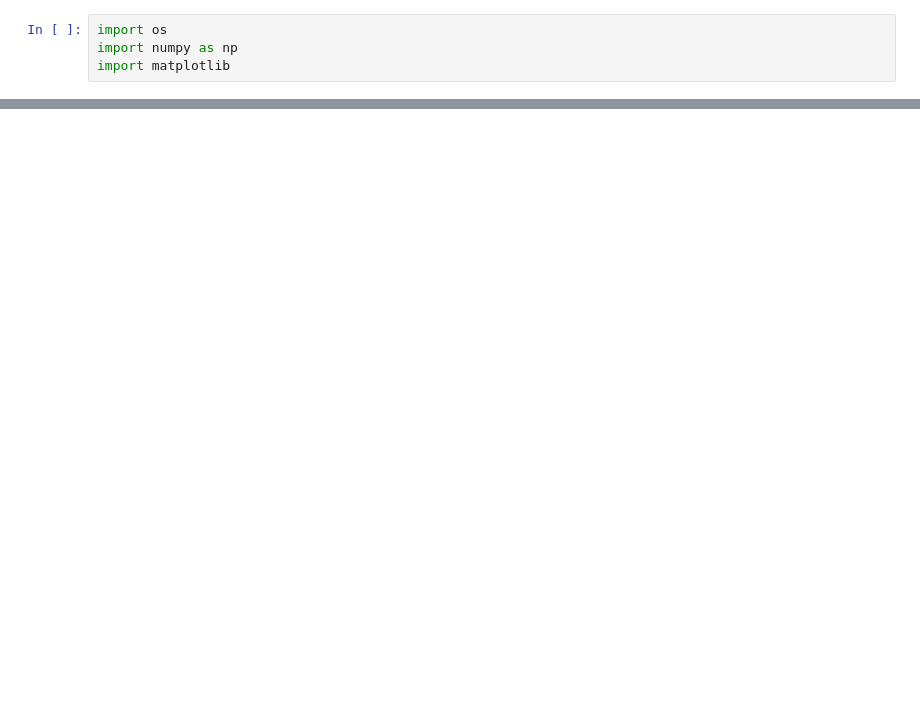
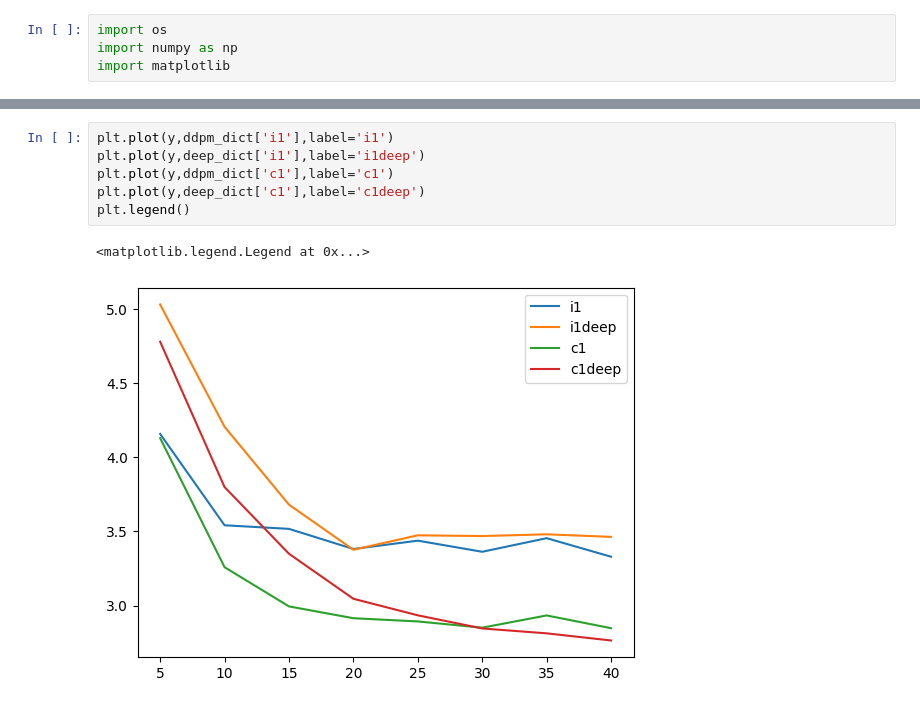
Before and after one commit to LucasYFL/dpm-solver, a Jupyter notebook: example_v2/score_sde_pytorch/jupyter/FID_plot.ipynb, the cells around one changed output, grey strips where cells are left out. Drawn from its saved outputs; the diff is of its cells as text; blank space fills up the shorter version.

```diff
--- a/example_v2/score_sde_pytorch/jupyter/FID_plot.ipynb
+++ b/example_v2/score_sde_pytorch/jupyter/FID_plot.ipynb
@@ -146,0 +183,9 @@ plt.show()
+# %%
+plt.plot(y,ddpm_dict['i1'],label='i1')
+plt.plot(y,deep_dict['i1'],label='i1deep')
+plt.plot(y,ddpm_dict['c1'],label='c1')
+plt.plot(y,deep_dict['c1'],label='c1deep')
+plt.legend()
+# %% [output]
+<matplotlib.legend.Legend at 0x...>
+[figure, added]
```
Also changed, not shown: parts of 11 cells of this notebook, 13 other files.
